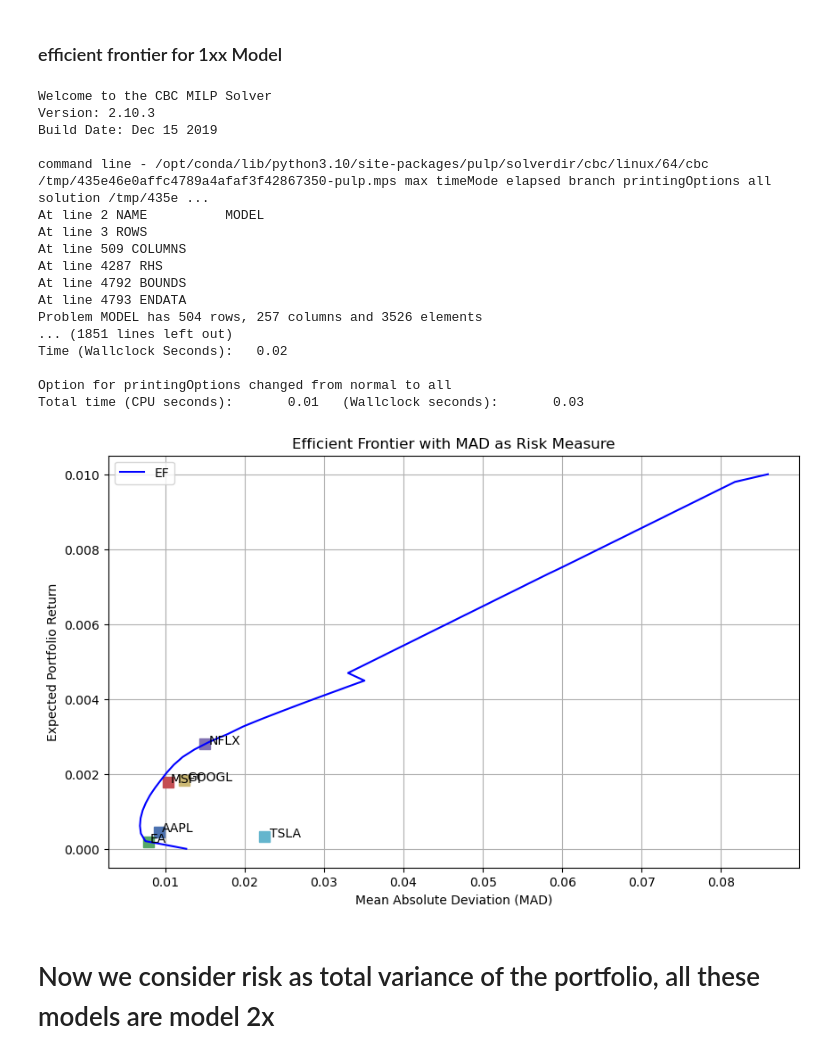
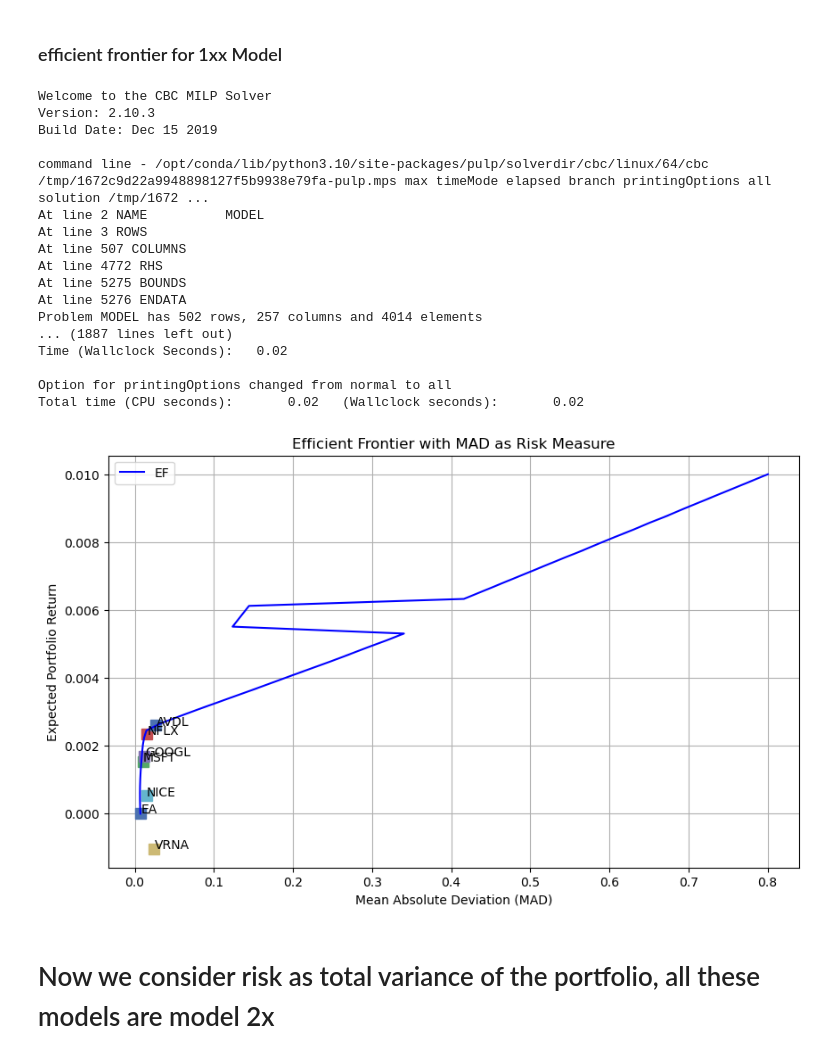
Before and after one commit to vinflora/MATH441-Group-Project, a Jupyter notebook: code_stock.ipynb, the cells around one changed output. Saved outputs shown, nothing was run; the diff lists cells and outputs as text; code cells hidden in the pictures.

```diff
--- a/code_stock.ipynb
+++ b/code_stock.ipynb
@@ -68,7 +68,7 @@ from pypfopt import plotting
 # %%
 T = 1  # Number of days in time period
 R = []
-assets = ["AAPL", "EA", "MSFT", "NFLX", "GOOGL", "TSLA"]
+assets = ["EA", "MSFT", "NFLX", "GOOGL", "VRNA", "NICE", "AVDL"]
 
 for stock in assets:
     data = yf.Ticker(stock)
@@ -514,7 +514,7 @@ from scipy import stats
 from pulp import *
 
 # Define the data
-assets = ["AAPL", "EA", "MSFT", "NFLX", "GOOGL", "TSLA"]
+assets = ["EA", "MSFT", "NFLX", "GOOGL", "VRNA", "NICE", "AVDL"]
 
 # Fetch historical data for each asset and calculate daily returns
 R = []
@@ -598,42 +598,42 @@ fig, ax = plt.subplots(figsize=(10, 6))
 for i, asset in enumerate(assets):
     ax.plot(mean_absolute_deviation[i], mean_return[i], "s", ms=8)
     ax.text(mean_absolute_deviation[i] * 1.03, mean_return[i], asset)
 
 #ax.set_xlim(0, 1.1 * np.max(mean_absolute_deviation))
 #ax.axhline(0, color="r", linestyle="--")
 ax.set_title("Daily return versus Mean Absolute Deviation")
 ax.set_xlabel("Mean Absolute Deviation in Daily Returns")
 ax.set_ylabel("Mean Daily Return")
 ax.grid(True)
 
 # Plot efficient frontier
 #ax.plot(risk_array, efficient_line, label='Efficient Frontier Line', color='red')
 ax.plot(portfolio_mads, portfolio_returns, color='blue', label='EF')
 ax.set_xlabel('Mean Absolute Deviation (MAD)')
 ax.set_ylabel('Expected Portfolio Return')
 ax.legend()
 plt.title('Efficient Frontier with MAD as Risk Measure')
 
 plt.show()
 # %% [output]
 Welcome to the CBC MILP Solver
 Version: 2.10.3
 Build Date: Dec 15 2019
 
-command line - /opt/conda/lib/python3.10/site-packages/pulp/solverdir/cbc/linux/64/cbc /tmp/435e46e0affc4789a4afaf3f42867350-pulp.mps max timeMode elapsed branch printingOptions all solution /tmp/435e ...
+command line - /opt/conda/lib/python3.10/site-packages/pulp/solverdir/cbc/linux/64/cbc /tmp/1672c9d22a9948898127f5b9938e79fa-pulp.mps max timeMode elapsed branch printingOptions all solution /tmp/1672 ...
 At line 2 NAME          MODEL
 At line 3 ROWS
-At line 509 COLUMNS
-At line 4287 RHS
-At line 4792 BOUNDS
-At line 4793 ENDATA
-Problem MODEL has 504 rows, 257 columns and 3526 elements
-... (1851 lines left out)
+At line 507 COLUMNS
+At line 4772 RHS
+At line 5275 BOUNDS
+At line 5276 ENDATA
+Problem MODEL has 502 rows, 257 columns and 4014 elements
+... (1887 lines left out)
 Time (Wallclock Seconds):   0.02
 
 Option for printingOptions changed from normal to all
-Total time (CPU seconds):       0.01   (Wallclock seconds):       0.03
+Total time (CPU seconds):       0.02   (Wallclock seconds):       0.02
-[figure, old version]
+[figure, new version]
 # %% [markdown]
 # Now we consider risk as total variance of the portfolio, all these models are model 2x
 # %%
```
Also changed, not shown: parts of 26 cells of this notebook.
